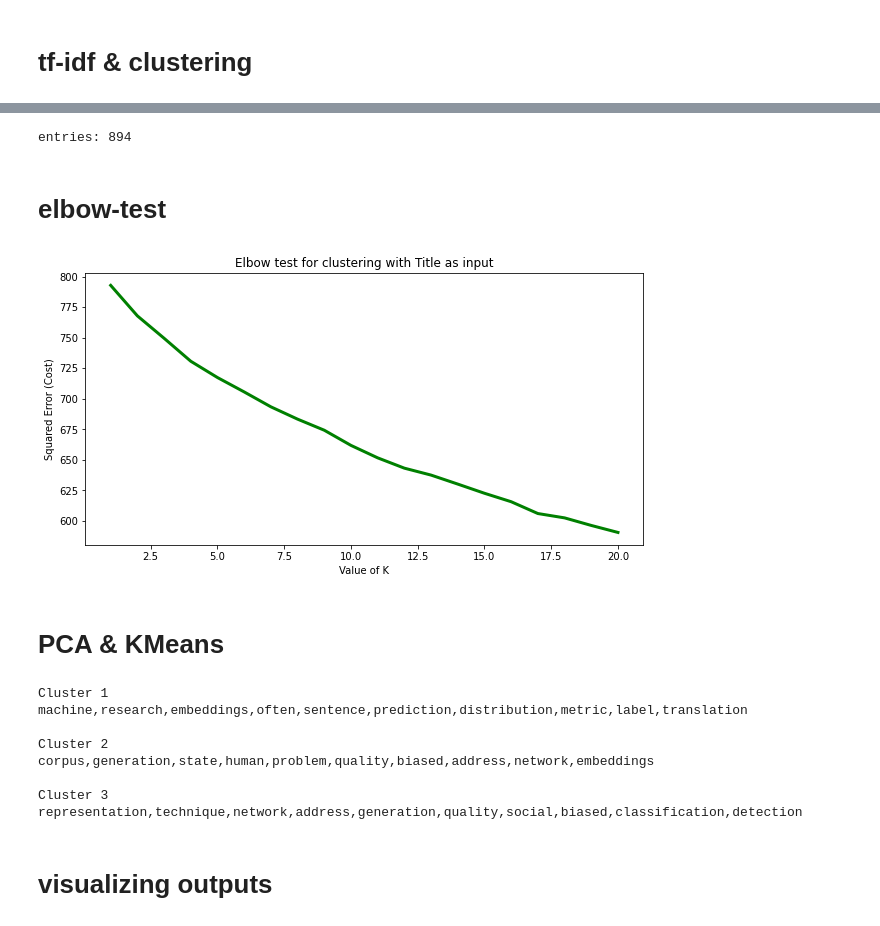
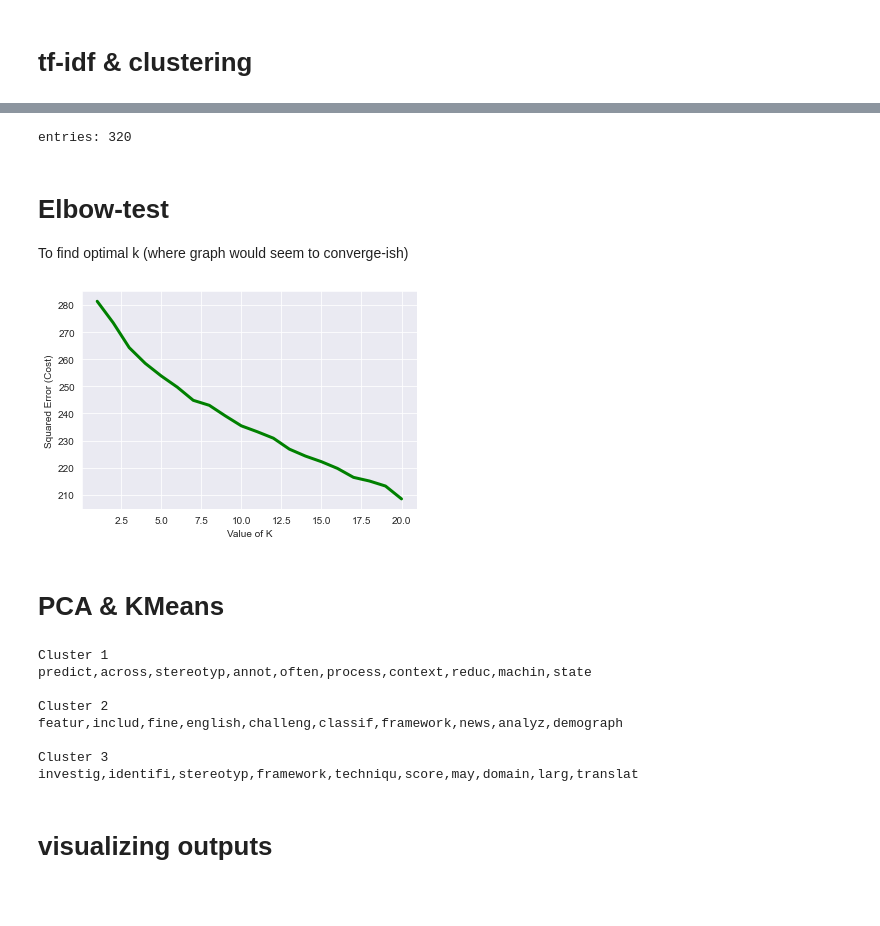
Before and after one commit to ninell-oldenburg/acl-anthology-keyword-search, a Jupyter notebook: acl-anthology-keyword-search.ipynb, the cells around one changed output, grey strips where cells are left out. Cells and saved outputs as stored; diff of their text form; code cells hidden in the pictures; blank space fills up the shorter version.

```diff
--- a/acl-anthology-keyword-search.ipynb
+++ b/acl-anthology-keyword-search.ipynb
@@ -67,5 +68,7 @@ print(len(df))
 # %%
 # uncomment if csv is already in directory (and save time parsing the bib file)
 import pandas as pd
-df = pd.read_csv('bias_paper_reduced.csv')
-print(len(df))
+#df = pd.read_csv('co_bias_paper.csv')
+#df = pd.read_csv('ws_bias_paper.csv')
+df = pd.read_csv('bias_paper_319_man.csv')
+#print(len(df))
@@ -88,19 +89,22 @@ df.head()
 import re
 import nltk
 from nltk.corpus import stopwords
+from nltk.stem import PorterStemmer
 
 def preprocess_text(text: str, remove_stopwords: bool) -> str:
 
     # remove links, special characters, numbers, stopwords, whitespaces
     # also remove words that are actually filters
     stopwords_list = stopwords.words("english")
-    lemmatizer = WordNetLemmatizer()
+    lem = WordNetLemmatizer()
+    ps = PorterStemmer()
     text = re.sub(r"http\S+", "", text)
     text = re.sub("[^A-Za-z]+", " ", text)
     if remove_stopwords:
         tokens = nltk.word_tokenize(text)
-        tokens = [lemmatizer.lemmatize(w) for w in tokens if not lemmatizer.lemmatize(w.lower()) in stopwords_list]
+        tokens = [ps.stem(lem.lemmatize(w)) for w in tokens if not w.lower() in stopwords_list]
         text = " ".join(tokens)
+        text.replace('prejudice', 'bia')
 
     text = text.lower().strip()
 
@@ -113,7 +122,7 @@ df['cleaned_wo_title'] = df['abstract'].apply(lambda x: preprocess_text(x, remov
 # %%
-excludes = ['algorithmic bias', 'inductive bias', 'media bias', 'model bias', 'modelling bias',
-            'common sense bias', 'hyperpartisan news', 'hypothesis bias', 'position bias', 'statistical bias',
-            'system bias', 'learned bias', ' les ', ' des ', ' en ']
+excludes = ['algorithm bia', 'induct bia', 'media bia', 'model bia', 'dataset bia',
+            'common sense bia', 'exposur bia', 'hyperpartisan news', 'hypothesi bia', 'polit bia',
+            'posit bia', 'statist bia', 'system bia', 'learn bia', 'length bia', ' les ', ' des ', ' en ']
 df = df[~df['cleaned_w_title'].str.contains('|'.join(excludes))]
 # %%
 print(len(df))
@@ -125,41 +134,44 @@ from sklearn.feature_extraction.text import TfidfVectorizer
 vectorizer = TfidfVectorizer(sublinear_tf=True, max_df=0.2, max_features=80)
 X = vectorizer.fit_transform(df['cleaned_w_title'])
 Y = vectorizer.fit_transform(df['cleaned_wo_title'])
-# %%
-print(f'entries: {len(df.index)}')
-# %% [output]
-entries: 894
 # %%
 from sklearn.cluster import KMeans
 from sklearn.decomposition import PCA
 import matplotlib.pyplot as plt
 import numpy as np
+sns.set_style("darkgrid")
+colors = sns.color_palette(cc.glasbey_warm, n_colors=25)
+# %%
+print(f'entries: {len(df.index)}')
+# %% [output]
+entries: 320
 # %% [markdown]
-# elbow-test
+# Elbow-test
+To find optimal k (where graph would seem to converge-ish)
 # %%
 import matplotlib.pyplot as plt
 
-def elbow_test(data, max_k=16, max_iter=500):
+def elbow_test(data, max_k=5, max_iter=500):
     # perform elbow test
     cost =[]
     for i in range(1, max_k):
         kmeans = KMeans(n_clusters=i, max_iter=max_iter)
         kmeans.fit(data)
 
         # calculates squared error
         # for the clustered points
         cost.append(kmeans.inertia_)
 
     # plot the cost against K values
     plt.plot(range(1, max_k), cost, color ='g', linewidth ='3')
-    plt.title("Elbow test for clustering with Title as input")
+    #plt.title("Elbow test for clustering with Title as input")
     plt.xlabel("Value of K")
     plt.ylabel("Squared Error (Cost)")
     plt.show() # clear the plot
 
 elbow_test(X, max_k=21)
 # %% [output]
-[figure, old version]
+[figure, new version]
 # %% [markdown]
 # PCA & KMeans
 # %%
@@ -195,13 +207,13 @@ def get_top_keywords(this_df, data, clusters, n_terms):
 get_top_keywords(df, X, clusters_df, 10)
 # %% [output]
 Cluster 1
-machine,research,embeddings,often,sentence,prediction,distribution,metric,label,translation
+predict,across,stereotyp,annot,often,process,context,reduc,machin,state
 
 Cluster 2
-corpus,generation,state,human,problem,quality,biased,address,network,embeddings
+featur,includ,fine,english,challeng,classif,framework,news,analyz,demograph
 
 Cluster 3
-representation,technique,network,address,generation,quality,social,biased,classification,detection
+investig,identifi,stereotyp,framework,techniqu,score,may,domain,larg,translat
 # %%
 # map clusters to appropriate labels
 cluster_map = {0: "cluster 01",
```
Also changed, not shown: parts of 70 cells of this notebook.
